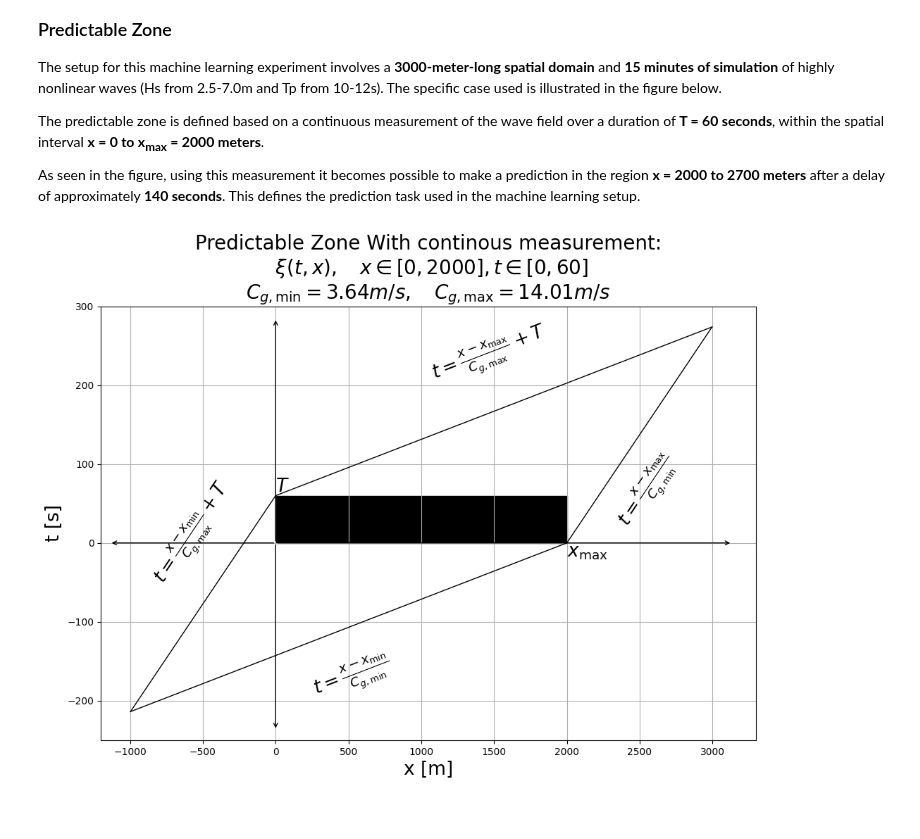
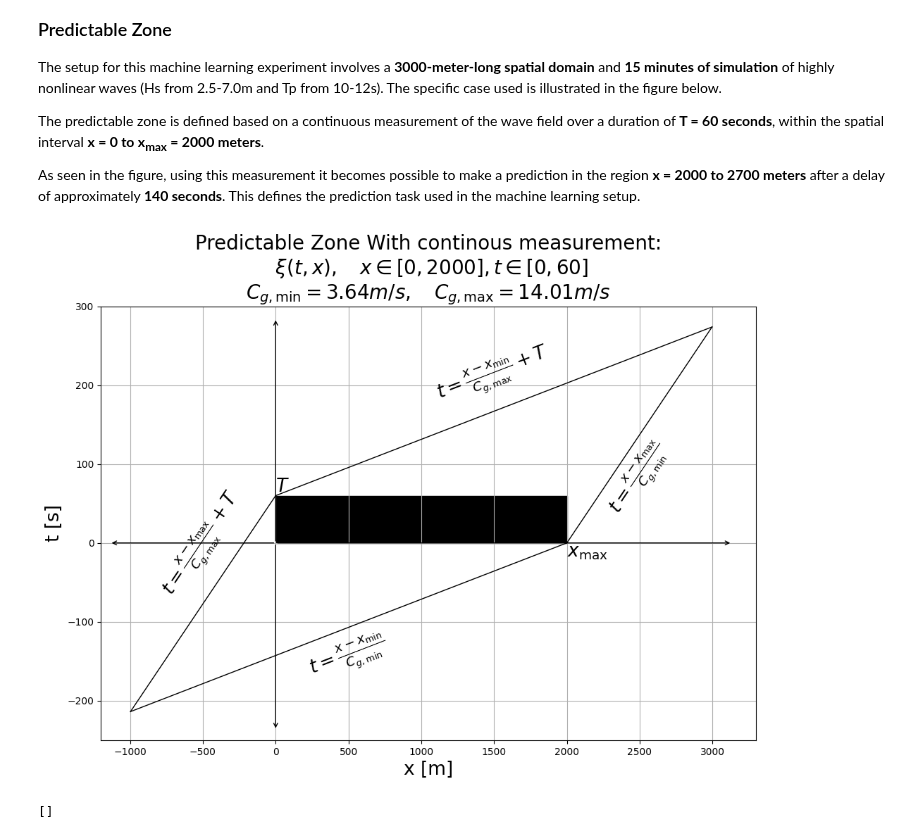
Before and after one commit to VegardBaa/HOSim, a Jupyter notebook: ML/ML_update.ipynb, the cells around one changed output. Saved outputs shown, nothing was run; the diff lists cells and outputs as text; code cells hidden in the pictures.

```diff
--- a/ML/ML_update.ipynb
+++ b/ML/ML_update.ipynb
@@ -55,10 +55,10 @@ equations = [
 ]
 
 equations = [
-    fr"$t=\frac{{x - x_{{\max}}}}{{C_{{g,\max}}}} + T$",
+    fr"$t=\frac{{x - x_{{\min}}}}{{C_{{g,\max}}}} + T$",
     fr"$t = \frac{{x - x_{{\max}}}}{{C_{{g,\min}}}}$",
     fr"$t = \frac{{x - x_{{\min}}}}{{C_{{g,\min}}}}$",
-    fr"$t=\frac{{x - x_{{\min}}}}{{C_{{g,\max}}}} + T$"
+    fr"$t=\frac{{x - x_{{\max}}}}{{C_{{g,\max}}}} + T$"
 ]
 
 fig, ax = plt.subplots(figsize=(12, 8))
@@ -81,36 +81,36 @@ for index in range(len(points_x)-1):
     angle = np.degrees(np.arctan2(y1_disp - y0_disp, x1_disp - x0_disp))+[0, 180, 180, 0][index]
 
     # place the equation string
-    plt.text(xm, ym, ["", "\n", "\n", ""][index] + equations[index]+["\n", "", "", "\n"][index],
+    plt.text(xm, ym, equations[index],
              rotation=angle,
              ha="center", va=["bottom", "top", "top", "bottom"][index],
              fontsize=fontsize)
 
     plt.plot([x0, x1], [y0, y1], color="k", linewidth=1)
     # plt.plot(box_y[index:index+2], box_x[index:index+2], color="k", linewidth=1)
 
 plt.fill(box_y, box_x, color="k", linewidth=1)
 
 plt.grid()
 plt.title("Predictable Zone With continous measurement:\n" + fr" $\xi (t, x), \quad x \in [0, 2000], t \in [0, 60]$" + "\n" + fr"$C_{{g,\min}}={c_min:.2f}m/s, \quad C_{{g,\max}}={c_max:.2f}m/s$", fontsize=20)
 plt.ylabel("t [s]", fontsize=fontsize)
 plt.xlabel("x [m]", fontsize=fontsize)
 
 
 # ax.spines['top'].set_visible(False)
 # ax.spines['right'].set_visible(False)
 # ax.spines['bottom'].set_visible(False)
 # ax.spines['left'].set_visible(False)
 
 plt.text(points_y[0], points_x[0], fr"$T$", ha="left", va="bottom", fontsize=fontsize)
 plt.text(points_y[2], points_x[2], fr"$x_{{\max}}$", ha="left", va="top", fontsize=fontsize)
 arrowOffset=10
 ax.annotate('', xy=(x_max*0.95, 0), xytext=(0, 0), arrowprops=dict(arrowstyle="->", color='black', lw=1))
 ax.annotate('', xy=(0, y_max*0.95), xytext=(0, 0), arrowprops=dict(arrowstyle="->", color='black', lw=1))
 ax.annotate('', xy=(x_min*0.95, 0), xytext=(0, 0), arrowprops=dict(arrowstyle="->", color='black', lw=1))
 ax.annotate('', xy=(0, y_min*0.95), xytext=(0, 0), arrowprops=dict(arrowstyle="->", color='black', lw=1))
 plt.show()
 
 # jupyter nbconvert ML_update.ipynb --to pdf --PDFExporter.preprocessors="['nbconvert.preprocessors.TagRemovePreprocessor']" --TagRemovePreprocessor.remove_input_tags="['hide_input']"
 # %% [output]
-[figure, old version]
+[figure, new version]
@@ -116,0 +159,46 @@ plt.show()
+# %%
+# Creating dataset
+
+prediction_time = 280 # 140 sec
+measure_time = 120 # one minute
+num_measurements = 6
+step = int(measure_time / num_measurements)
+
+train_percentage = 0.7
+batch_size = 32
+
+X = eta_hat[0, :-prediction_time, :]
+y = eta_hat[0, prediction_time+measure_time:, :]
+
+X = irfft(X)
+y = irfft(y)
+
+X = X[:, :cut_index]
+y = y[:, cut_index:cut_index_2]
+
+# Create dataset using 6 measurements with 10 sec inbetween
+
+X = np.stack([
+    X[0*step:-measure_time+0*step-1],
+    X[1*step:-measure_time+1*step-1],
+    X[2*step:-measure_time+2*step-1],
+    X[3*step:-measure_time+3*step-1],
+    X[4*step:-measure_time+4*step-1],
+    X[5*step:-measure_time+5*step-1],
+    X[6*step:-measure_time+6*step-1],
+], axis=1)
+
+# Split into train and test
+
+X_train = X[:int(X.shape[0]*train_percentage), :, :]
+X_test = X[int(X.shape[0]*train_percentage):, :, :]
+y_train = y[:int(y.shape[0]*train_percentage), :]
+y_test = y[int(y.shape[0]*train_percentage):, :]
+
+# Only need std to normalize
+
+std = np.std(X_train)
+X_train = X_train / std
+y_train = y_train / std
+# %% [output]
+[]
```
Also changed, not shown: parts of 5 cells of this notebook.
